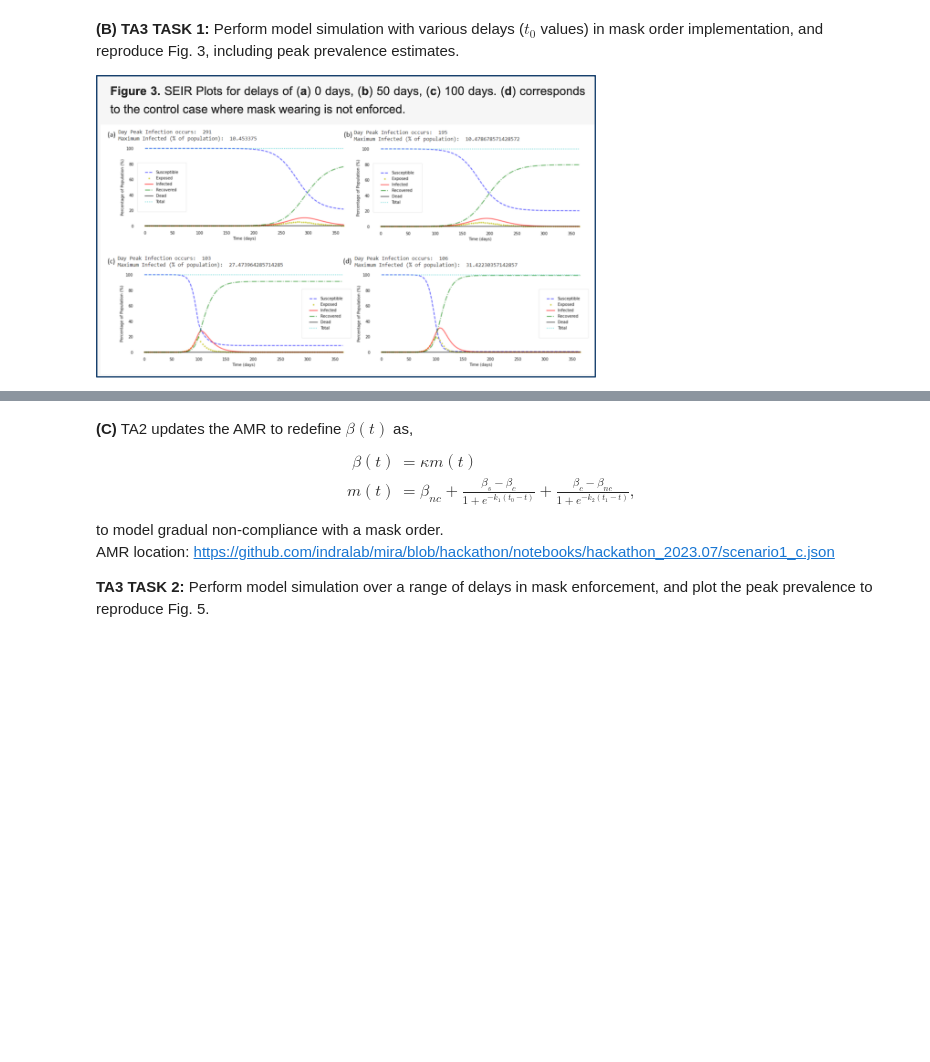
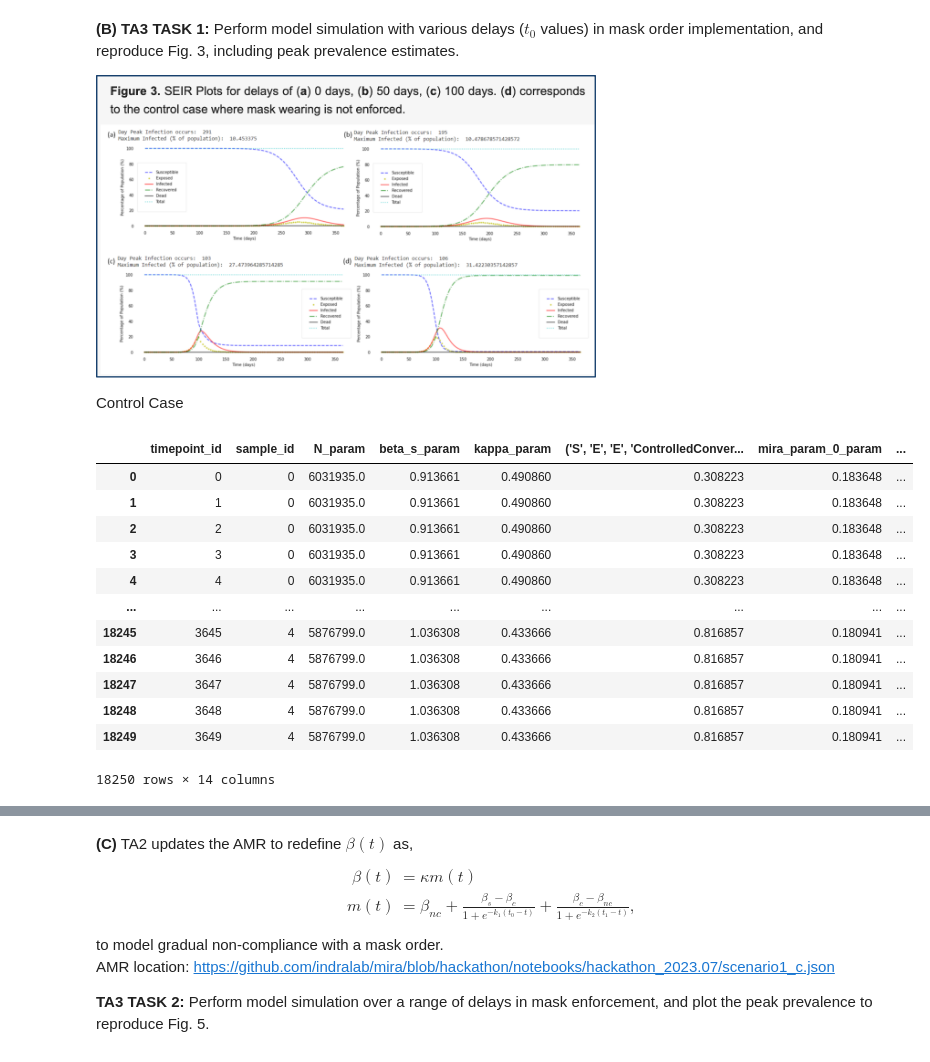
Before and after one commit to ciemss/pyciemss, a Jupyter notebook: notebook/hackathon_prep/scenario1.ipynb, the cells around one changed output, grey strips where cells are left out. Saved outputs shown, nothing was run; the diff lists cells and outputs as text; code cells hidden in the pictures; blank space fills up the shorter version.

```diff
--- a/notebook/hackathon_prep/scenario1.ipynb
+++ b/notebook/hackathon_prep/scenario1.ipynb
@@ -19,8 +73,39 @@ Model Schematic:
 <div>
 <img src="attachment:image-2.png" width="300" align="left"/>
 </div>
+# %%
+DEMO_PATH = "scenario1.ipynb"
+ASKENET_PATH = "scenario1_constant_beta.json"
+# "https://raw.githubusercontent.com/DARPA-ASKEM/Model-Representations/main/petrinet/examples/sir_typed.json"
 # %% [markdown]
 **(B) TA3 TASK 1:** Perform model simulation with various delays ($t_0$ values) in mask order implementation, and reproduce Fig. 3, including peak prevalence estimates.
 <div>
 <img src="attachment:image.png" width="500" align="left"/>
 </div>
+# %% [markdown]
+Control Case
+# %%
+num_samples = 5
+# get_tspan(1, 100, 1000)
+timepoints = get_tspan(0, 365, 3650)
+
+# Run sampling w/o an intervention
+samples = load_and_sample_petri_model(ASKENET_PATH, num_samples, timepoints=timepoints)
+
+# Save results
+# %%
+samples
+# %% [output]
+|  | timepoint_id | sample_id | N_param | beta_s_param | kappa_param | ('S', 'E', 'E', 'ControlledConver... | mira_param_0_param | ... |
+| 0 | 0 | 0 | 6031935.0 | 0.913661 | 0.490860 | 0.308223 | 0.183648 | ... |
+| 1 | 1 | 0 | 6031935.0 | 0.913661 | 0.490860 | 0.308223 | 0.183648 | ... |
+| 2 | 2 | 0 | 6031935.0 | 0.913661 | 0.490860 | 0.308223 | 0.183648 | ... |
+| 3 | 3 | 0 | 6031935.0 | 0.913661 | 0.490860 | 0.308223 | 0.183648 | ... |
+| 4 | 4 | 0 | 6031935.0 | 0.913661 | 0.490860 | 0.308223 | 0.183648 | ... |
+| ... | ... | ... | ... | ... | ... | ... | ... | ... |
+| 18245 | 3645 | 4 | 5876799.0 | 1.036308 | 0.433666 | 0.816857 | 0.180941 | ... |
+| 18246 | 3646 | 4 | 5876799.0 | 1.036308 | 0.433666 | 0.816857 | 0.180941 | ... |
+| 18247 | 3647 | 4 | 5876799.0 | 1.036308 | 0.433666 | 0.816857 | 0.180941 | ... |
+| 18248 | 3648 | 4 | 5876799.0 | 1.036308 | 0.433666 | 0.816857 | 0.180941 | ... |
+| 18249 | 3649 | 4 | 5876799.0 | 1.036308 | 0.433666 | 0.816857 | 0.180941 | ... |
+18250 rows × 14 columns
```
Also changed, not shown: parts of 5 cells of this notebook.
